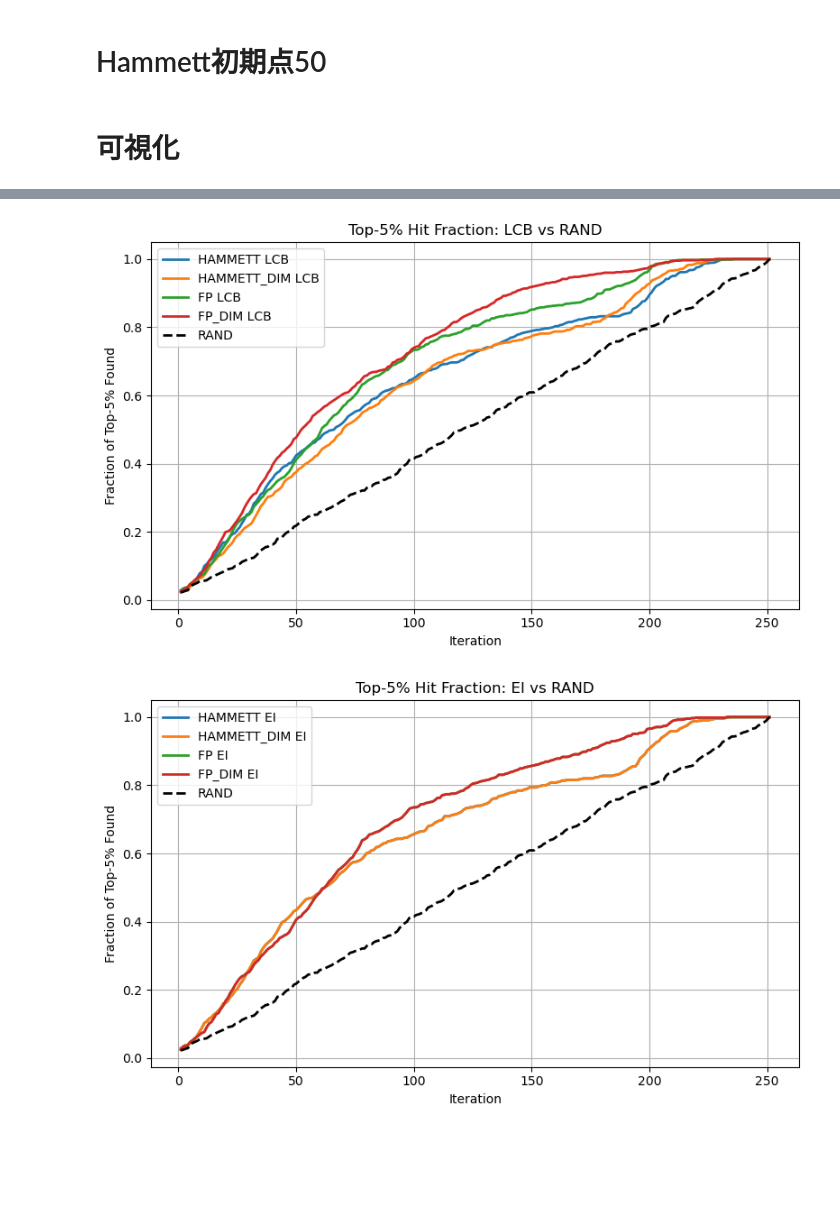
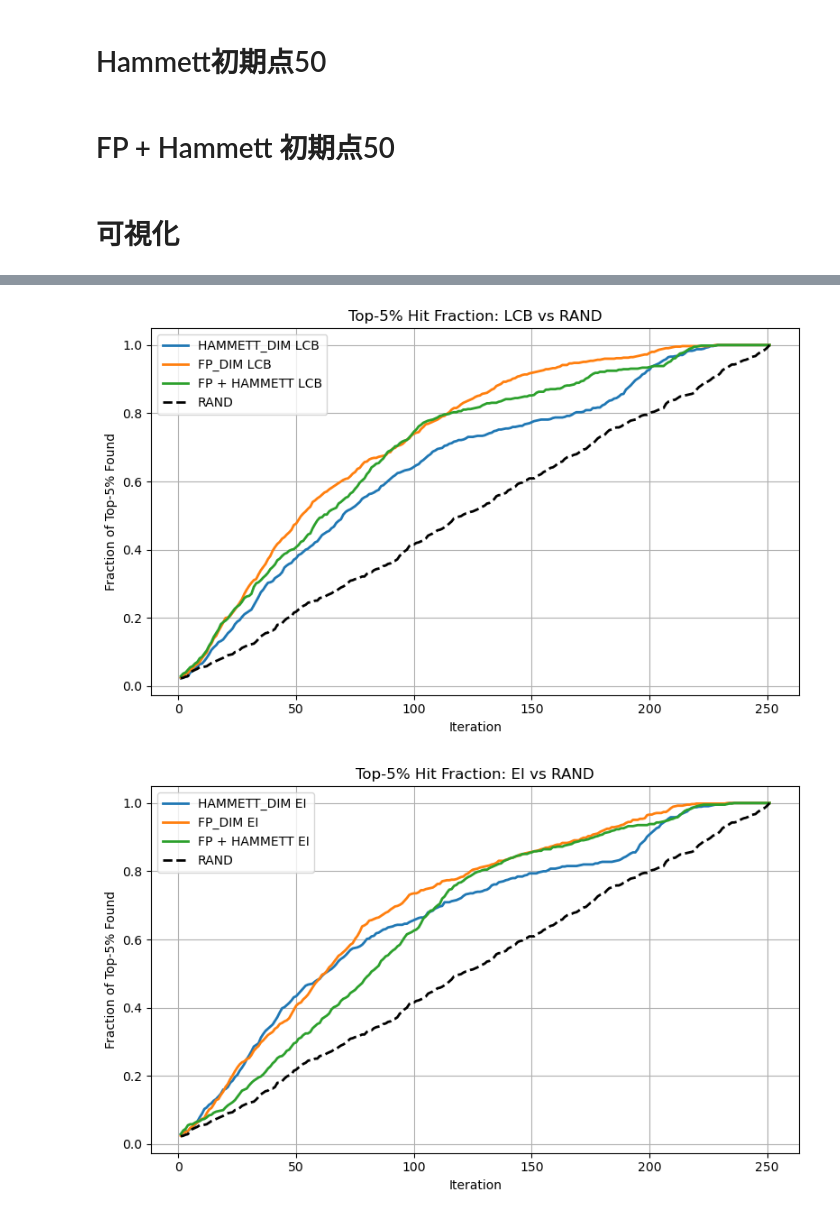
Before and after one commit to kakeru-watanabe06/BO_FP_Hammett_SL, a Jupyter notebook: FP_BO.ipynb/FP_BOのコピー.ipynb, the cells around one changed output, grey strips where cells are left out. Saved outputs shown, nothing was run; the diff lists cells and outputs as text; code cells hidden in the pictures; blank space fills up the shorter version.

```diff
--- a/FP_BO.ipynb/FP_BOのコピー.ipynb
+++ b/FP_BO.ipynb/FP_BOのコピー.ipynb
@@ -3,7 +3,7 @@
 # %%
 import pandas as pd
 
-input = "/Users/macmini/Documents/多目的最適化の理論構築/train/result0.xlsx"
+input = "../train/result0.xlsx"
 df_all = pd.read_excel(input)
 
 X_cols_SL = ["F14","F15","F16","F20","F0","R14","R15","R16","R20","R0"]
@@ -453,6 +485,15 @@ print(f"FP columns with non-zero values: {len(X_cols_FP_NONE0)}")
 df_FP_NONE1 = df_fp.loc[:, (df_fp != 1).any(axis=0)]
 X_cols_FP_NONE1 = df_FP_NONE1.columns.tolist()
 print(f"FP columns with non-one values: {len(X_cols_FP_NONE1)}")
+
+
+df_all_FP = pd.concat([df_all, df_fp], axis=1)
+# ユニーク値の種類数が「1より大きい」カラムだけを残す
+df_FP_NONE1 = df_fp.loc[:, df_fp.nunique(dropna=False) > 1]
+
+# カラム名リスト
+X_cols_FP = df_FP_NONE1.columns.tolist()
+print(f"FP columns with more than one unique value: {len(X_cols_FP)}")
 # %% [output]
 FP columns with non-zero values: 213
 FP columns with non-one values: 2024
@@ -654,0 +623,7 @@ df_acq.to_csv(f"{file_initial}_acq.csv")
+# %%
+X_cols_FP_Hammett = X_cols_FP + x_cols_hammett
+print(f"Combined FP and Hammett columns: {len(X_cols_FP_Hammett)}")
+FP_Hammett_scaler = StandardScaler()
+scaled_X_FP_Hammett = FP_Hammett_scaler.fit_transform(df_all_FP[X_cols_FP_Hammett])
+df_all_scaled = pd.concat([df_all_FP[y_cols_d], pd.DataFrame(scaled_X_FP_Hammett, columns=X_cols_FP_Hammett)], axis=1)
+df_all_scaled
@@ -732,3 +760,14 @@ df_Y_ei.to_csv(f"{file_initial}_Y_ei.csv")
 df_Y_rand.to_csv(f"{file_initial}_Y_rand.csv")
 
 df_acq.to_csv(f"{file_initial}_acq.csv")
+# %% [markdown]
+# FP + Hammett 初期点50
+# %%
+# 入力：pandas.DataFrame df_all, 説明変数カラム X_cols, 目的変数カラム Y_cols, 目標ベクトル target, 初期サイズ init_size
+
+target = np.array([530.64 , 0.005])  # 目標ベクトルを適宜設定
+df_hits, df_regret, df_picks, df_Y, df_acq = compare_all_methods(
+    df_all_scaled, X_cols_FP_Hammett , y_cols_d, target,
+    methods=('lcb','ei','rand'),
+    init_size=50, trials=50, p=0.7, budget=None
+)
@@ -903,11 +971,12 @@ def plot_hits_with_single_random(df_hits_dict):
 # --- Example usage ---
 # 1) 検証した説明関数のベースファイル名を辞書で指定
 file_initials = {
-    'Hammett': "../BO_result/initmax5_remax_5/Hammett/Hammett_p_0.7_init5",
+    # 'Hammett': "../BO_result/initmax5_remax_5/Hammett/Hammett_p_0.7_init5",
     # 'SL': '/Users/macmini/BO_result/inimax5_remaxunlimited_t200/SL/SL_p_0.7_init5',
     "Hammett_dim": "../BO_result/initsize5_LCB_per_dim/Hammett/Hammett_p_0.7_init5",
-    'FP': "../BO_result/initmax5_remax_5/FP/FP_BO_resultsFP_p_0.7_init5",
-    "FP_dim": "../BO_result/initsize5_LCB_per_dim/FP/FP_BO_resultsFP_p_0.7_init5"
+    # 'FP': "../BO_result/initmax5_remax_5/FP/FP_BO_resultsFP_p_0.7_init5",
+    "FP_dim": "../BO_result/initsize5_LCB_per_dim/FP/FP_BO_resultsFP_p_0.7_init5",
+    "FP + Hammett": "../BO_result/initsize5_LCB_per_dim/FP+Hammett/FP+Hammett_p_0.7_init5"
     # 他の説明関数も同様に追加
 }
 
@@ -924,10 +993,12 @@ plot_hits_with_single_random(results_LCB_dim['hits'])
 
 
 file_initials_init50 = {
-    'Hammett':"/Users/macmini/BO_result/initmax100_remax_5/Hammett/Hammett_p_0.7_init50",
-    'FP': "/Users/macmini/BO_result/initmax100_remax_5/FP/FP_p_0.7_init50"
+    'Hammett':"../BO_result/initsize50_initmax100_remax_5/Hammett/Hammett_p_0.7_init50",
+    'FP': "../BO_result/initsize50_initmax100_remax_5/FP/FP_p_0.7_init50",
+    'FP + Hammett': "../BO_result\initsize50_LCB_per_dim\FP+Hammett\FP+Hammett_p_0.7_init5"
 }
 
+
 results_init50 = load_results(file_initials_init50, metrics=('hits', 'acq', 'regret'))
-# plot_hits_with_single_random(results_init50['hits'])
+plot_hits_with_single_random(results_init50['hits'])
 # %% [output]
@@ -940,4 +1010,4 @@ Warning: file not found: ../BO_result/initsize5_LCB_per_dim/FP/FP_BO_resultsFP_p
-[figure, old version]
+[figure, new version]
-[figure, old version]
+[figure, new version]
 [figure]
 [figure]
```
Also changed, not shown: parts of 20 cells of this notebook, 44 other files.
